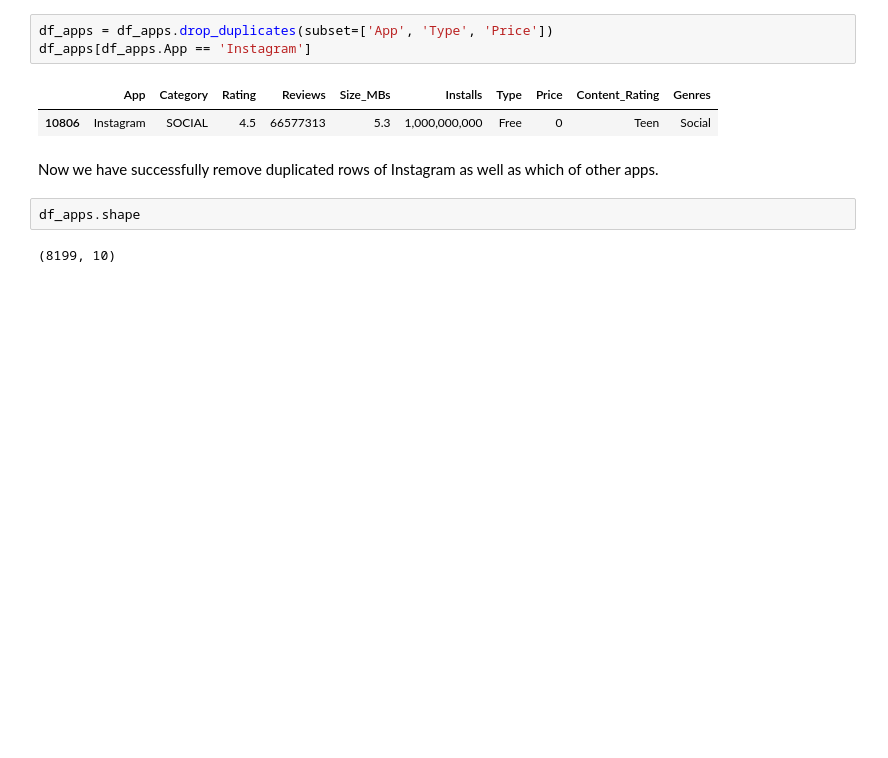
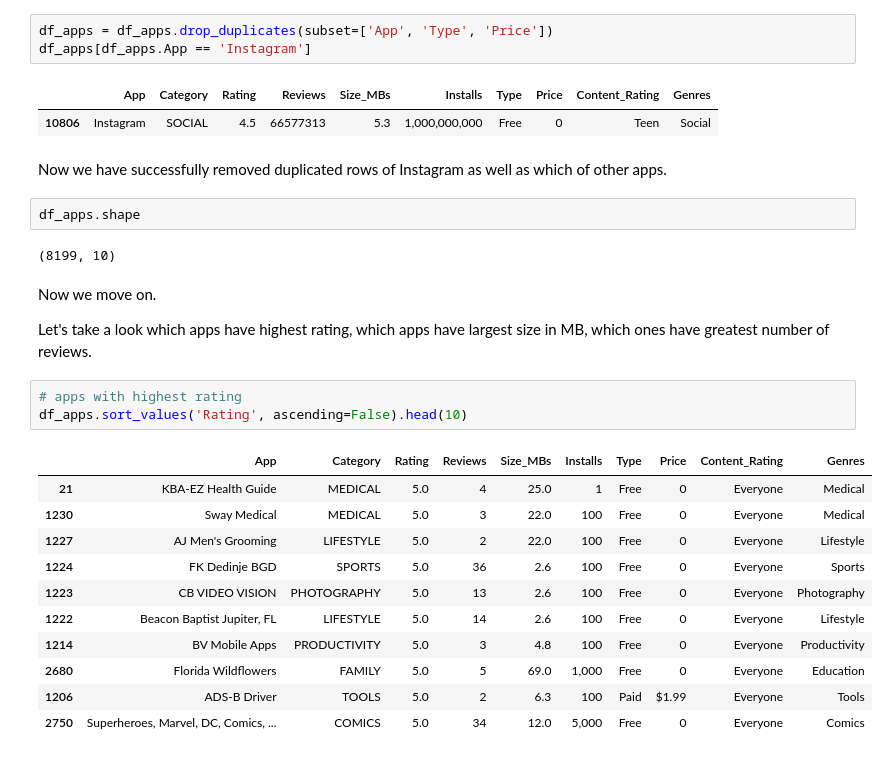
Before and after one commit to Chau-Ngoc/app-store-analytics, a Jupyter notebook: app-store-analytics.ipynb, the cells around one changed output. Saved outputs shown, nothing was run; the diff lists cells and outputs as text; blank space fills up the shorter version.

```diff
--- a/app-store-analytics.ipynb
+++ b/app-store-analytics.ipynb
@@ -154,8 +155,27 @@ df_apps[df_apps.App == 'Instagram']
 |  | App | Category | Rating | Reviews | Size_MBs | Installs | Type | Price | Content_Rating | Genres |
 | 10806 | Instagram | SOCIAL | 4.5 | 66577313 | 5.3 | 1,000,000,000 | Free | 0 | Teen | Social |
 # %% [markdown]
-Now we have successfully remove duplicated rows of Instagram as well as which of other apps.
+Now we have successfully removed duplicated rows of Instagram as well as which of other apps.
 # %%
 df_apps.shape
 # %% [output]
 (8199, 10)
+# %% [markdown]
+Now we move on.
+
+Let's take a look which apps have highest rating, which apps have largest size in MB, which ones have greatest number of reviews.
+# %%
+# apps with highest rating
+df_apps.sort_values('Rating', ascending=False).head(10)
+# %% [output]
+|  | App | Category | Rating | Reviews | Size_MBs | Installs | Type | Price | Content_Rating | Genres |
+| 21 | KBA-EZ Health Guide | MEDICAL | 5.0 | 4 | 25.0 | 1 | Free | 0 | Everyone | Medical |
+| 1230 | Sway Medical | MEDICAL | 5.0 | 3 | 22.0 | 100 | Free | 0 | Everyone | Medical |
+| 1227 | AJ Men's Grooming | LIFESTYLE | 5.0 | 2 | 22.0 | 100 | Free | 0 | Everyone | Lifestyle |
+| 1224 | FK Dedinje BGD | SPORTS | 5.0 | 36 | 2.6 | 100 | Free | 0 | Everyone | Sports |
+| 1223 | CB VIDEO VISION | PHOTOGRAPHY | 5.0 | 13 | 2.6 | 100 | Free | 0 | Everyone | Photography |
+| 1222 | Beacon Baptist Jupiter, FL | LIFESTYLE | 5.0 | 14 | 2.6 | 100 | Free | 0 | Everyone | Lifestyle |
+| 1214 | BV Mobile Apps | PRODUCTIVITY | 5.0 | 3 | 4.8 | 100 | Free | 0 | Everyone | Productivity |
+| 2680 | Florida Wildflowers | FAMILY | 5.0 | 5 | 69.0 | 1,000 | Free | 0 | Everyone | Education |
+| 1206 | ADS-B Driver | TOOLS | 5.0 | 2 | 6.3 | 100 | Paid | $1.99 | Everyone | Tools |
+| 2750 | Superheroes, Marvel, DC, Comics, ... | COMICS | 5.0 | 34 | 12.0 | 5,000 | Free | 0 | Everyone | Comics |
```
Also changed, not shown: parts of 42 cells of this notebook.
